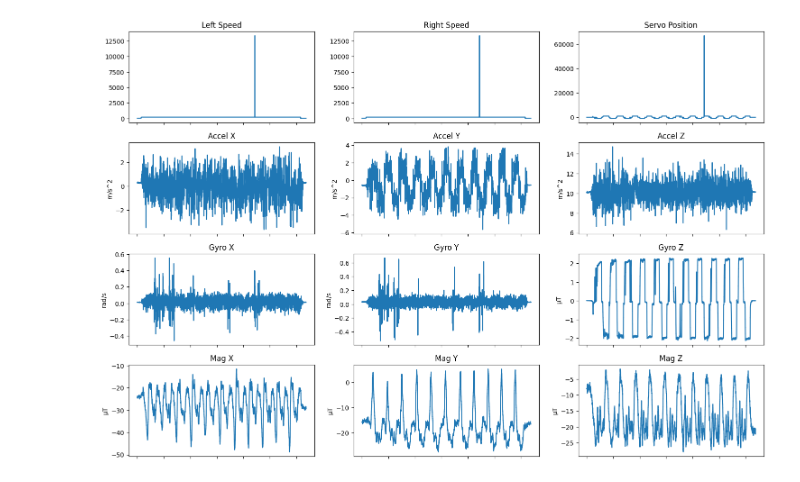
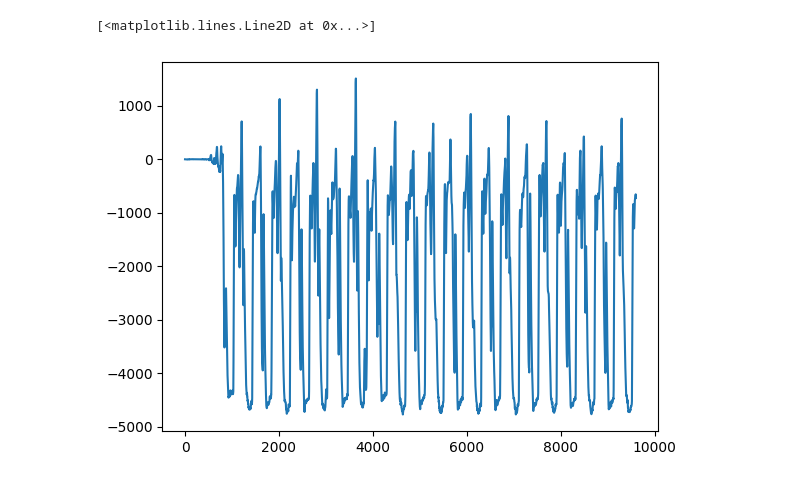
Before and after one commit to gaitovrat/bachelor, a Jupyter notebook: Notebooks/Lap.ipynb, the cells around one changed output. Saved outputs shown, nothing was run; the diff lists cells and outputs as text; code cells hidden in the pictures.

```diff
--- a/Notebooks/Lap.ipynb
+++ b/Notebooks/Lap.ipynb
@@ -134,4 +131,6 @@ manual_data = DataPlotter('ManualData.json')
-# %%
-manual_data.plot_all()
-# %% [output]
-[figure, removed]
+# %%
+manual_data = DataPlotter('ManualData.json')
+plt.plot([d.sensor.gyro.z for d in auto.data])
+# %% [output]
+[<matplotlib.lines.Line2D at 0x...>]
+[figure, added]
```
Also changed, not shown: parts of 16 cells of this notebook, 11 other files.
